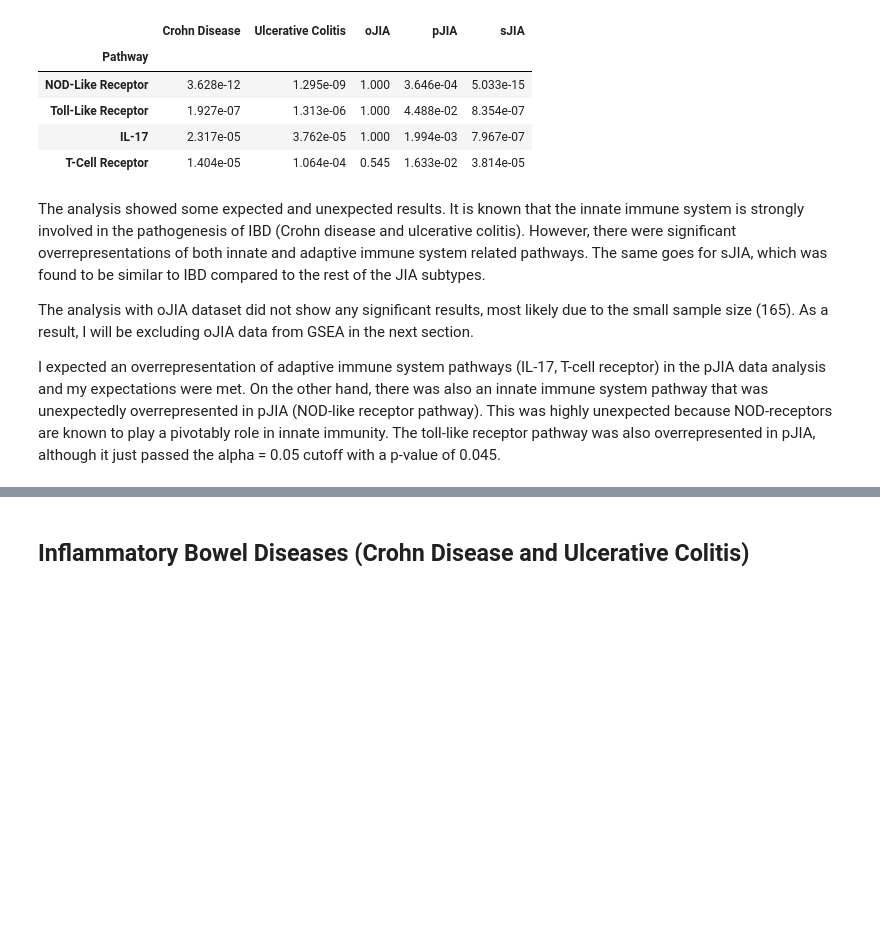
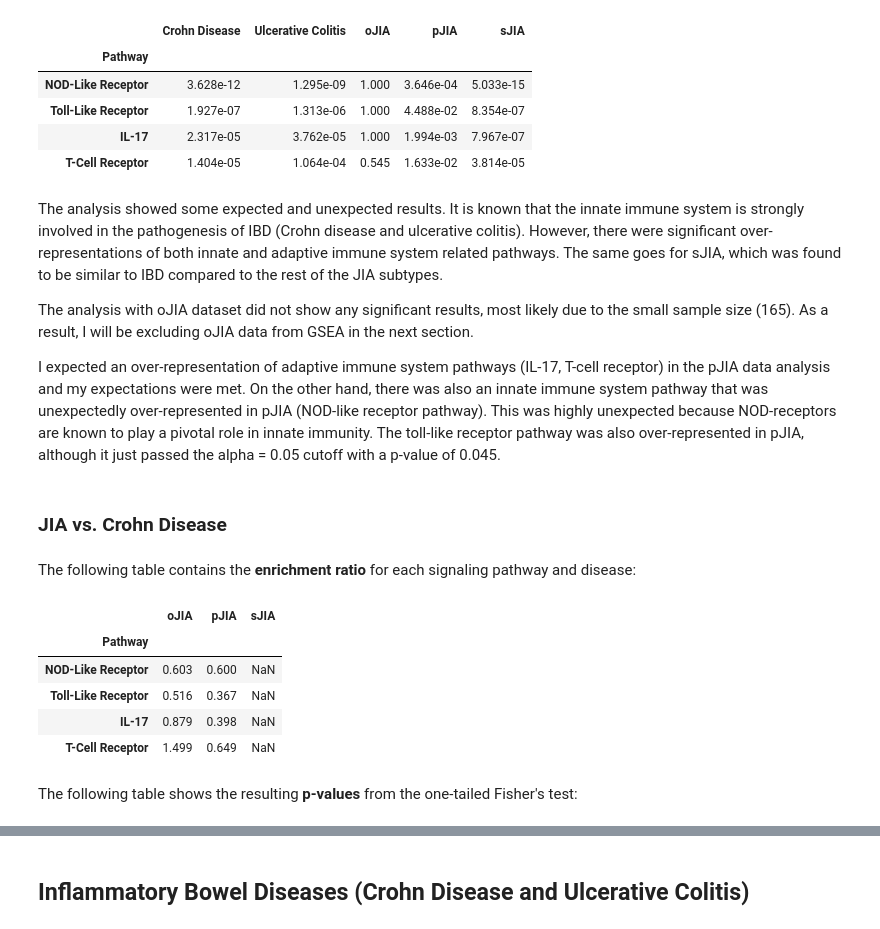
Before and after one commit to emmayu18/Functional-Genomics-Project, a Jupyter notebook: final_project.ipynb, the cells around one changed output, grey strips where cells are left out. Drawn from its saved outputs; the diff is of its cells as text; code cells hidden in the pictures; blank space fills up the shorter version.

```diff
--- a/final_project.ipynb
+++ b/final_project.ipynb
@@ -282,6 +330,6 @@ for i in range(3):
 # %%
 fig = plt.figure(figsize=(12,3.75))
-fig.suptitle("JIA vs. Ulcerative Colitis Volcano Plots", y=1.1, fontsize=18) #RENAME
+fig.suptitle("JIA vs. Ulcerative Colitis Volcano Plots", y=1.1, fontsize=18)
 
 gs = GridSpec(1, 3)
 ax1 = fig.add_subplot(gs[0])
@@ -292,9 +340,10 @@ axes = [ax1, ax2, ax3]
 ax2.set_xlabel(r'$log_2$(fold change)', fontsize=15)
 ax1.set_ylabel(r'-$log_{10}$(q-value)', fontsize=15)
 for i in range(3):
+    col = np.where(-np.log10(de_df_uc[diseases[i+2][0] + " vs 'ulcerative colitis (disease)'.pValue"])>-np.log10(0.05), 'C0', '0.8')
     axes[i].scatter(de_df_uc[diseases[i+2][0] + " vs 'ulcerative colitis (disease)' .foldChange"],
                     -np.log10(de_df_uc[diseases[i+2][0] + " vs 'ulcerative colitis (disease)'.pValue"]),
-                    alpha=0.3, s=2)
+                    alpha=0.3, s=2, c=col)
     axes[i].set_title(diseases[i+2][2] + ' vs. Ulcerative Colitis')
     axes[i].set_ylim([0,12])
     axes[i].set_xlim([-8,8])
@@ -446,8 +471,52 @@ display(p_df)
 | IL-17 | 2.317e-05 | 3.762e-05 | 1.000 | 1.994e-03 | 7.967e-07 |
 | T-Cell Receptor | 1.404e-05 | 1.064e-04 | 0.545 | 1.633e-02 | 3.814e-05 |
 # %% [markdown]
-The analysis showed some expected and unexpected results. It is known that the innate immune system is strongly involved in the pathogenesis of IBD (Crohn disease and ulcerative colitis). However, there were significant overrepresentations of both innate and adaptive immune system related pathways. The same goes for sJIA, which was found to be similar to IBD compared to the rest of the JIA subtypes. <br>
+The analysis showed some expected and unexpected results. It is known that the innate immune system is strongly involved in the pathogenesis of IBD (Crohn disease and ulcerative colitis). However, there were significant over-representations of both innate and adaptive immune system related pathways. The same goes for sJIA, which was found to be similar to IBD compared to the rest of the JIA subtypes. <br>
 
 The analysis with oJIA dataset did not show any significant results, most likely due to the small sample size (165). As a result, I will be excluding oJIA data from GSEA in the next section. <br>
 
-I expected an overrepresentation of adaptive immune system pathways (IL-17, T-cell receptor) in the pJIA data analysis and my expectations were met. On the other hand, there was also an innate immune system pathway that was unexpectedly  overrepresented in pJIA (NOD-like receptor pathway). This was highly unexpected because NOD-receptors are known to play a pivotably role in innate immunity. The toll-like receptor pathway was also overrepresented in pJIA, although it just passed the alpha = 0.05 cutoff with a p-value of 0.045.
+I expected an over-representation of adaptive immune system pathways (IL-17, T-cell receptor) in the pJIA data analysis and my expectations were met. On the other hand, there was also an innate immune system pathway that was unexpectedly  over-represented in pJIA (NOD-like receptor pathway). This was highly unexpected because NOD-receptors are known to play a pivotal role in innate immunity. The toll-like receptor pathway was also over-represented in pJIA, although it just passed the alpha = 0.05 cutoff with a p-value of 0.045.
+# %% [markdown]
+### JIA vs. Crohn Disease
+# %%
+en_array = []
+p_array = []
+for pathway in pathways:
+    en_row = [pathway[0]]
+    p_row = [pathway[0]]
+    for i in range(3):
+        # number of genes that are in our input set AND our gene ontology of interest
+        k = np.sum(de_df_slice_cd[i]['Gene Name'].isin(pathway[1]))
+        # number of genes in our input set in total
+        N = len(de_df_slice_cd[i])
+        # number of genes in our in our reference set AND our gene ontology of interest
+        n = np.sum(de_df_cd['Gene Name'].isin(pathway[1]))
+        # number of genes in our reference set in total
+        M=len(de_df_cd)
+        # enrichment ratio
+        en = (k/N)/(n/M)
+        # p-value
+        p = scipy.stats.hypergeom.sf(k=k-1, N=N, n=n, M=M)
+        en_row.append(en)
+        p_row.append(p)
+    en_array.append(en_row)
+    p_array.append(p_row)
+
+en_df = pd.DataFrame(en_array, columns = ['Pathway', 'oJIA', 'pJIA', 'sJIA'])
+en_df = en_df.set_index('Pathway')
+
+p_df = pd.DataFrame(p_array, columns = ['Pathway', 'oJIA', 'pJIA', 'sJIA'])
+p_df = p_df.set_index('Pathway')
+# %% [markdown]
+The following table contains the **enrichment ratio** for each signaling pathway and disease:
+# %%
+display(en_df)
+# %% [output]
+|  | oJIA | pJIA | sJIA |
+| Pathway |  |  |  |
+| NOD-Like Receptor | 0.603 | 0.600 | NaN |
+| Toll-Like Receptor | 0.516 | 0.367 | NaN |
+| IL-17 | 0.879 | 0.398 | NaN |
+| T-Cell Receptor | 1.499 | 0.649 | NaN |
+# %% [markdown]
+The following table shows the resulting **p-values** from the one-tailed Fisher's test:
```
Also changed, not shown: parts of 79 cells of this notebook, 2 other files.
